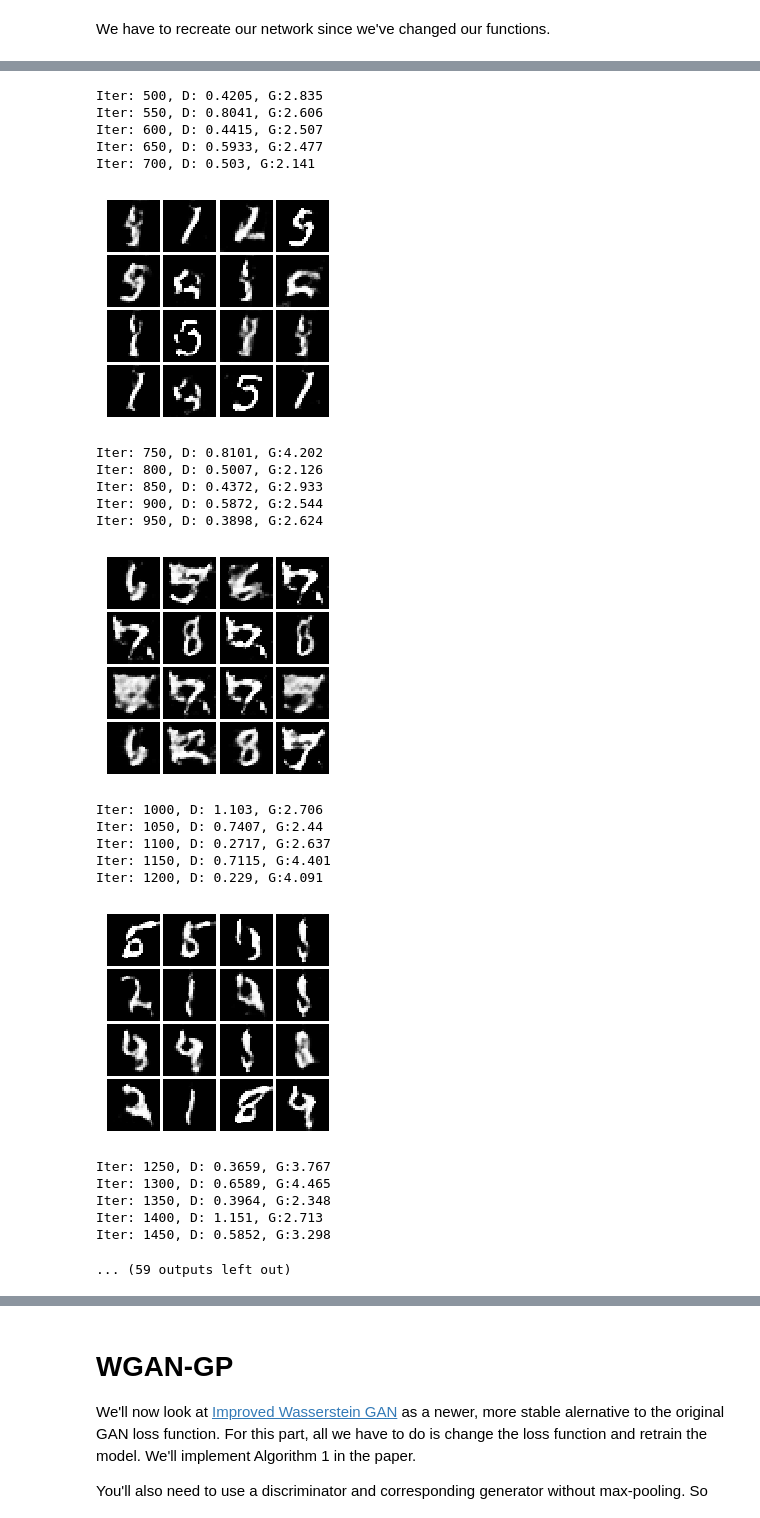
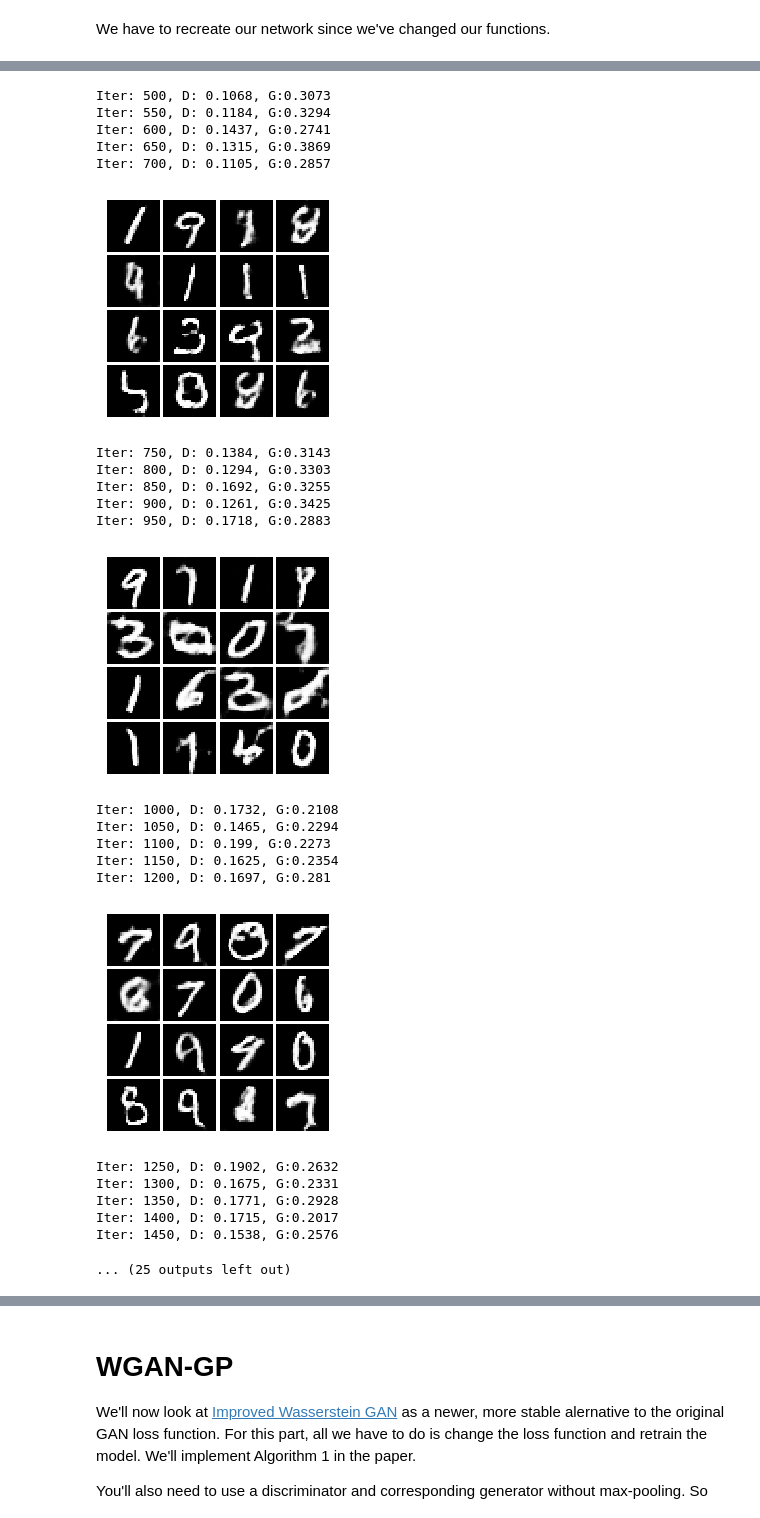
Before and after one commit to divyanshj16/GANs, a Jupyter notebook: GANs-TensorFlow.ipynb, the cells around one changed output, grey strips where cells are left out. Drawn from its saved outputs; the diff is of its cells as text; code cells hidden in the pictures.

```diff
--- a/GANs-TensorFlow.ipynb
+++ b/GANs-TensorFlow.ipynb
@@ -515,7 +528,7 @@ D_vars = tf.get_collection(tf.GraphKeys.TRAINABLE_VARIABLES,'discriminator')
 G_vars = tf.get_collection(tf.GraphKeys.TRAINABLE_VARIABLES,'generator')
 
 D_solver,G_solver = get_solvers()
-D_loss, G_loss = gan_loss(logits_real, logits_fake)
+D_loss, G_loss = lsgan_loss(logits_real, logits_fake)
 D_train_step = D_solver.minimize(D_loss, var_list=D_vars)
 G_train_step = G_solver.minimize(G_loss, var_list=G_vars)
 D_extra_step = tf.get_collection(tf.GraphKeys.UPDATE_OPS,'discriminator') # remove these and check
@@ -523,5 +536,5 @@ G_extra_step = tf.get_collection(tf.GraphKeys.UPDATE_OPS,'generator')
 # %%
 with get_session() as sess:
     sess.run(tf.global_variables_initializer())
-    run_a_gan(sess,G_train_step,G_loss,D_train_step,D_loss,G_extra_step,D_extra_step,num_epoch=20)
+    run_a_gan(sess,G_train_step,G_loss,D_train_step,D_loss,G_extra_step,D_extra_step)
 # %% [output]
@@ -541,24 +554,24 @@ Iter: 450, D: 0.4945, G:2.246
-Iter: 500, D: 0.4205, G:2.835
-Iter: 550, D: 0.8041, G:2.606
-Iter: 600, D: 0.4415, G:2.507
-Iter: 650, D: 0.5933, G:2.477
-Iter: 700, D: 0.503, G:2.141
+Iter: 500, D: 0.1068, G:0.3073
+Iter: 550, D: 0.1184, G:0.3294
+Iter: 600, D: 0.1437, G:0.2741
+Iter: 650, D: 0.1315, G:0.3869
+Iter: 700, D: 0.1105, G:0.2857
-[figure, old version]
+[figure, new version]
-Iter: 750, D: 0.8101, G:4.202
-Iter: 800, D: 0.5007, G:2.126
-Iter: 850, D: 0.4372, G:2.933
-Iter: 900, D: 0.5872, G:2.544
-Iter: 950, D: 0.3898, G:2.624
+Iter: 750, D: 0.1384, G:0.3143
+Iter: 800, D: 0.1294, G:0.3303
+Iter: 850, D: 0.1692, G:0.3255
+Iter: 900, D: 0.1261, G:0.3425
+Iter: 950, D: 0.1718, G:0.2883
-[figure, old version]
+[figure, new version]
-Iter: 1000, D: 1.103, G:2.706
-Iter: 1050, D: 0.7407, G:2.44
-Iter: 1100, D: 0.2717, G:2.637
-Iter: 1150, D: 0.7115, G:4.401
-Iter: 1200, D: 0.229, G:4.091
+Iter: 1000, D: 0.1732, G:0.2108
+Iter: 1050, D: 0.1465, G:0.2294
+Iter: 1100, D: 0.199, G:0.2273
+Iter: 1150, D: 0.1625, G:0.2354
+Iter: 1200, D: 0.1697, G:0.281
-[figure, old version]
+[figure, new version]
-Iter: 1250, D: 0.3659, G:3.767
-Iter: 1300, D: 0.6589, G:4.465
-Iter: 1350, D: 0.3964, G:2.348
-Iter: 1400, D: 1.151, G:2.713
-Iter: 1450, D: 0.5852, G:3.298
+Iter: 1250, D: 0.1902, G:0.2632
+Iter: 1300, D: 0.1675, G:0.2331
+Iter: 1350, D: 0.1771, G:0.2928
+Iter: 1400, D: 0.1715, G:0.2017
+Iter: 1450, D: 0.1538, G:0.2576
-... (59 outputs left out)
+... (25 outputs left out)
```
Also changed, not shown: parts of 5 cells of this notebook.
